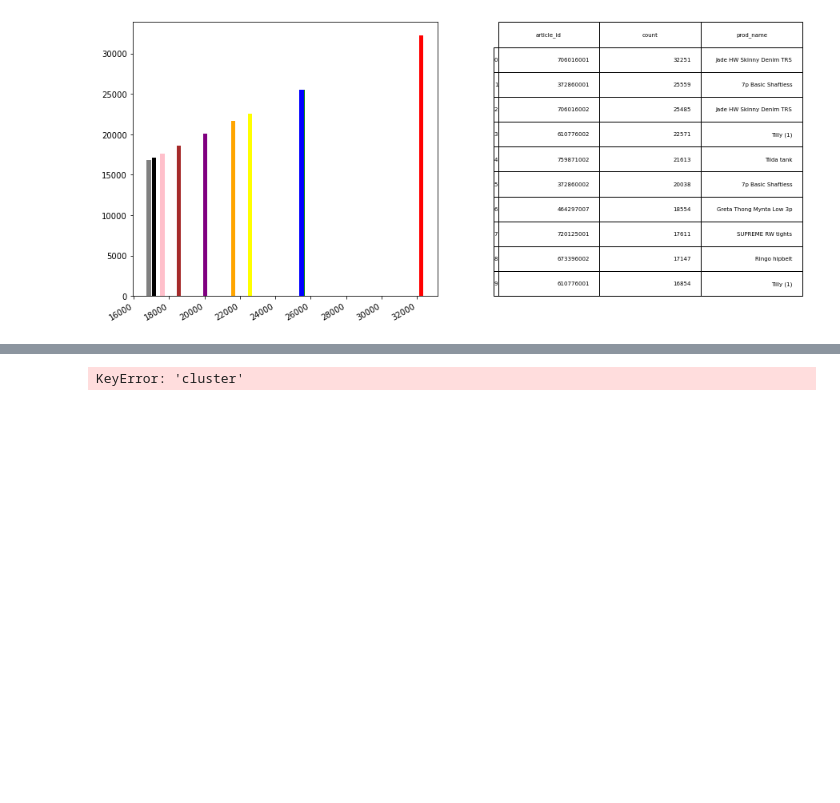
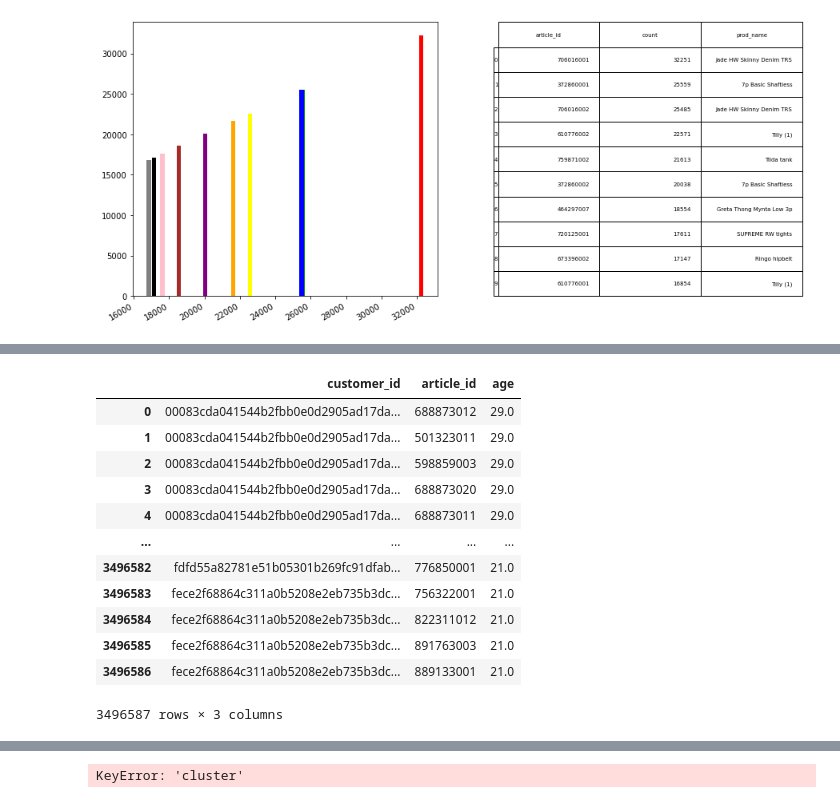
Before and after one commit to nraffa/H-M-Personalized-Fashion-Recommendations, a Jupyter notebook: EDA_Modeling.ipynb, the cells around one changed output, grey strips where cells are left out. Cells and saved outputs as stored; diff of their text form; code cells hidden in the pictures; blank space fills up the shorter version.

```diff
--- a/EDA_Modeling.ipynb
+++ b/EDA_Modeling.ipynb
@@ -266,0 +256,24 @@ customers_filtered = customers_filtered.merge(plot_age_cluster, left_on='age', r
+# %%
+age_to_articles = articles_filtered[['article_id','index_name']]
+
+transactions_aux = transactions[['customer_id','article_id']]
+
+customers_aux = customers_filtered[['customer_id','age']]
+
+transactions_aux = transactions_aux.merge(customers_aux, left_on='customer_id', right_on='customer_id')
+
+transactions_aux
+# %% [output]
+|  | customer_id | article_id | age |
+| 0 | 00083cda041544b2fbb0e0d2905ad17da... | 688873012 | 29.0 |
+| 1 | 00083cda041544b2fbb0e0d2905ad17da... | 501323011 | 29.0 |
+| 2 | 00083cda041544b2fbb0e0d2905ad17da... | 598859003 | 29.0 |
+| 3 | 00083cda041544b2fbb0e0d2905ad17da... | 688873020 | 29.0 |
+| 4 | 00083cda041544b2fbb0e0d2905ad17da... | 688873011 | 29.0 |
+| ... | ... | ... | ... |
+| 3496582 | fdfd55a82781e51b05301b269fc91dfab... | 776850001 | 21.0 |
+| 3496583 | fece2f68864c311a0b5208e2eb735b3dc... | 756322001 | 21.0 |
+| 3496584 | fece2f68864c311a0b5208e2eb735b3dc... | 822311012 | 21.0 |
+| 3496585 | fece2f68864c311a0b5208e2eb735b3dc... | 891763003 | 21.0 |
+| 3496586 | fece2f68864c311a0b5208e2eb735b3dc... | 889133001 | 21.0 |
+3496587 rows × 3 columns
```
Also changed, not shown: parts of 17 cells of this notebook.
